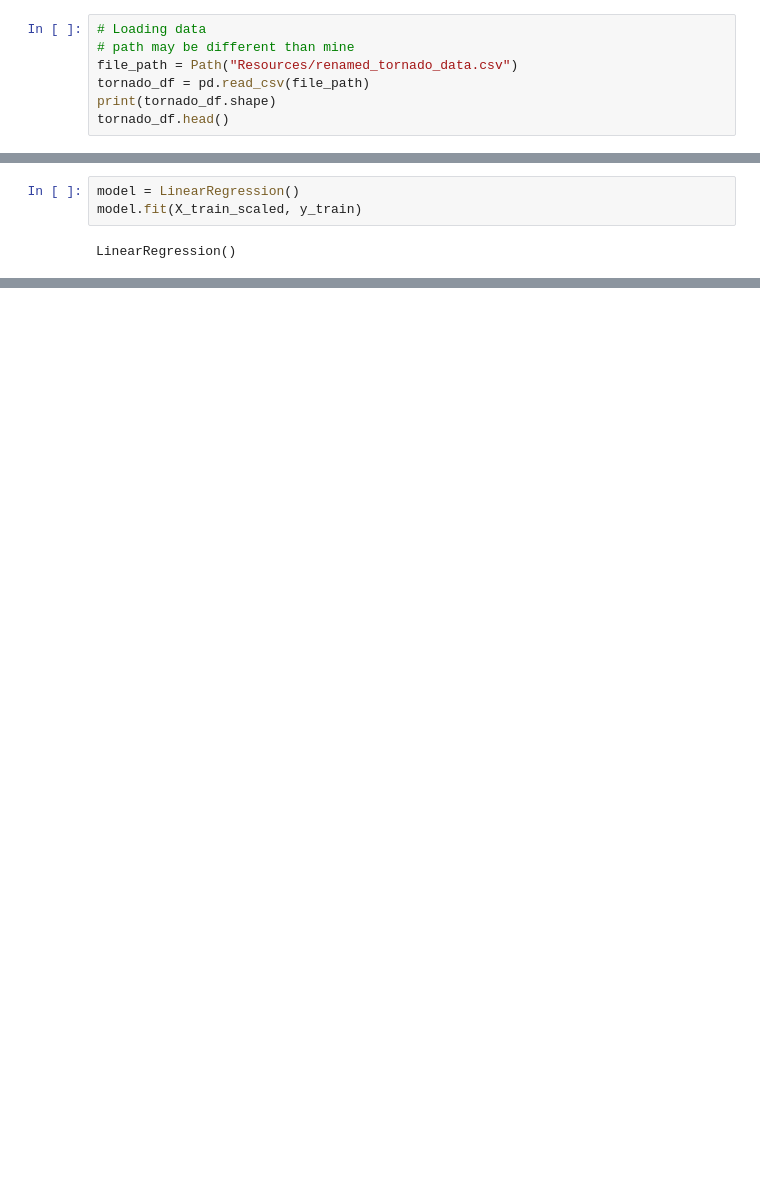
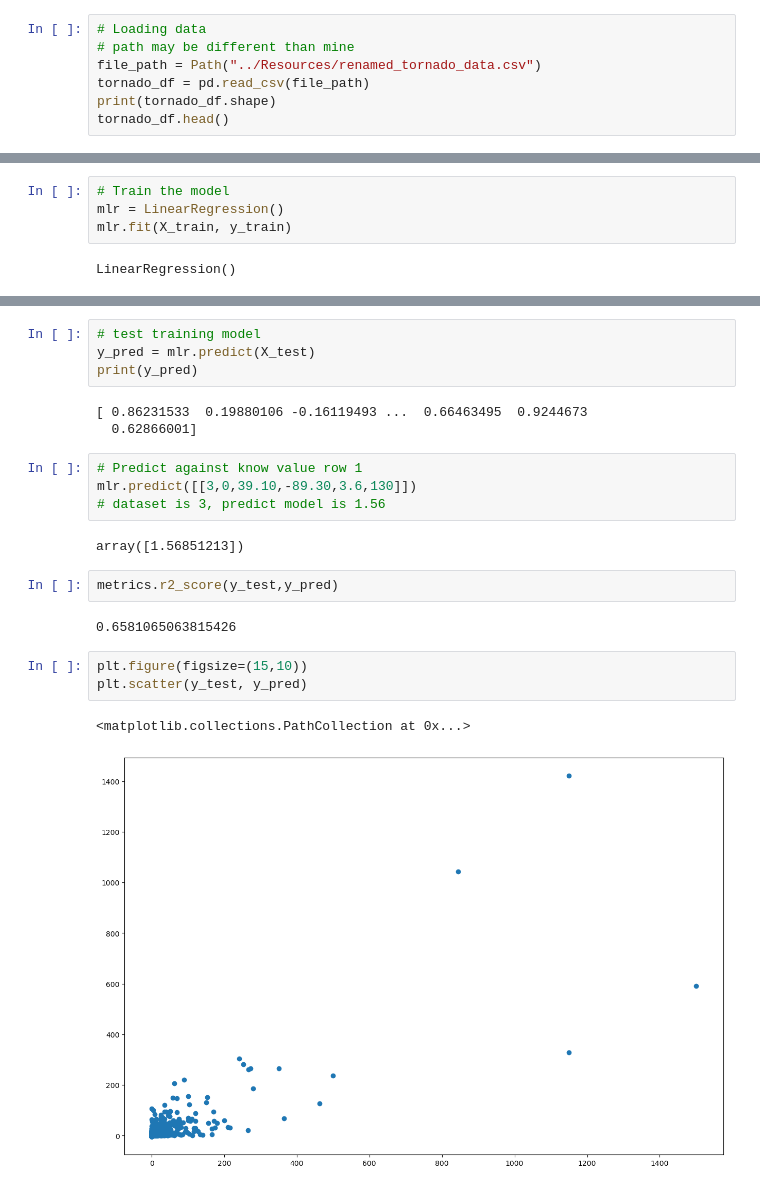
Before and after one commit to amiecostello22/Tornado_Alley, a Jupyter notebook: ML_Model.ipynb, the cells around one changed output, grey strips where cells are left out. Saved outputs shown, nothing was run; the diff lists cells and outputs as text; blank space fills up the shorter version.

Commit message:
Added multiple linear regression

```diff
--- a/ML_Model.ipynb
+++ b/ML_Model.ipynb
@@ -17,7 +15,7 @@ import numpy as np
 # %%
 # Loading data
 # path may be different than mine
-file_path = Path("Resources/renamed_tornado_data.csv")
+file_path = Path("../Resources/renamed_tornado_data.csv")
 tornado_df = pd.read_csv(file_path)
 print(tornado_df.shape)
 tornado_df.head()
@@ -235,5 +231,6 @@ Loss: 1.502312421798706, Accuracy: 0.8720544576644897
 # %%
-model = LinearRegression()
-model.fit(X_train_scaled, y_train)
+# Train the model
+mlr = LinearRegression()
+mlr.fit(X_train, y_train)
 # %% [output]
 LinearRegression()
@@ -253,0 +248,23 @@ R squared Error :  0.5512472943680212
+# %%
+# test training model
+y_pred = mlr.predict(X_test)
+print(y_pred)
+# %% [output]
+[ 0.86231533  0.19880106 -0.16119493 ...  0.66463495  0.9244673
+  0.62866001]
+# %%
+# Predict against know value row 1
+mlr.predict([[3,0,39.10,-89.30,3.6,130]])
+# dataset is 3, predict model is 1.56
+# %% [output]
+array([1.56851213])
+# %%
+metrics.r2_score(y_test,y_pred)
+# %% [output]
+0.6581065063815426
+# %%
+plt.figure(figsize=(15,10))
+plt.scatter(y_test, y_pred)
+# %% [output]
+<matplotlib.collections.PathCollection at 0x...>
+[figure, added]
```
Also changed, not shown: parts of 14 cells of this notebook.
